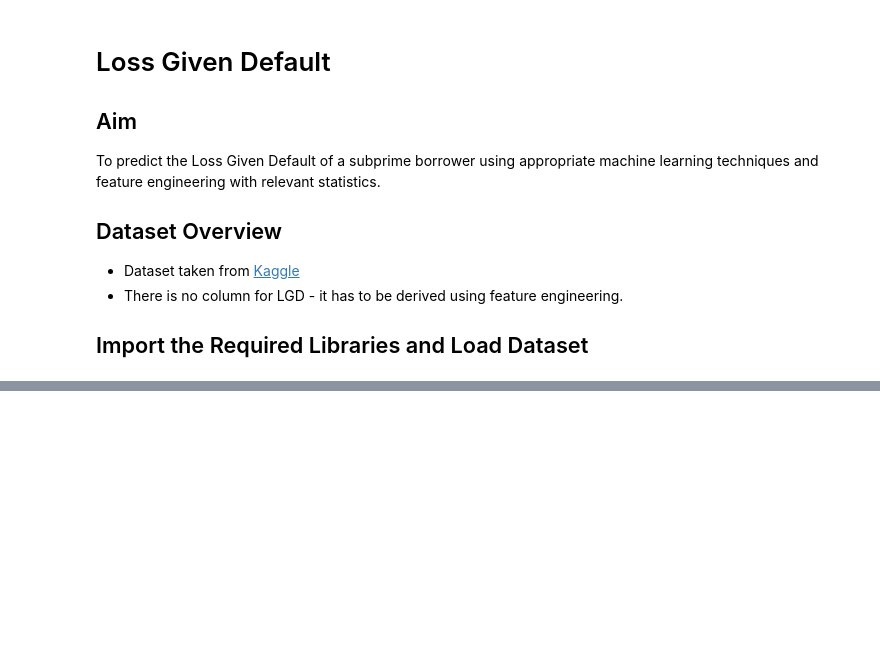
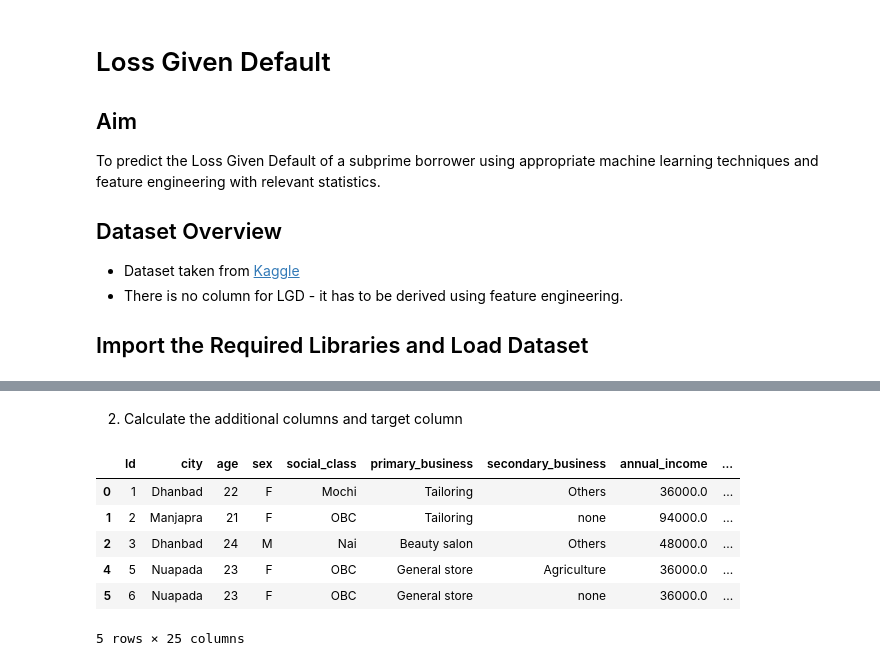
Before and after one commit to VoidsVictor/grass, a Jupyter notebook: notebooks/lgd.ipynb, the cells around one changed output, grey strips where cells are left out. Drawn from its saved outputs; the diff is of its cells as text; code cells hidden in the pictures; blank space fills up the shorter version.

```diff
--- a/notebooks/lgd.ipynb
+++ b/notebooks/lgd.ipynb
@@ -29,0 +95,27 @@ data.head()
+# %% [markdown]
+2. Calculate the additional columns and target column
+# %%
+# Calculate Loan To Income (LTI)
+data['LTI'] = data['loan_amount'] / ((data['annual_income'] / 12) * data['loan_tenure'])
+
+# Calculate Loan Servicing Ratio (LSR)
+data['LSR'] = (data['loan_amount'] / data['loan_tenure']) / data['monthly_expenses']
+
+# Heuristically calculate proxy_LGD
+# Net Annual Income = Annual Income - (12 * Monthly Expenses)
+data['specific_net_income'] = ((data['annual_income']/12) - data['monthly_expenses']) * data['loan_tenure']
+
+# Calculate LGD = (Total Loan - Absolute(Net Income)) / Net Income
+data['LGD'] = (data['loan_amount'] - data['specific_net_income'].abs()) / data['specific_net_income']
+data.replace([np.inf, -np.inf], 1.0, inplace=True)
+data['LGD'] = data['LGD'].apply(lambda x: 0 if x < 0 else (1 if x > 1.0 else x))
+
+data.head()
+# %% [output]
+|  | Id | city | age | sex | social_class | primary_business | secondary_business | annual_income | ... |
+| 0 | 1 | Dhanbad | 22 | F | Mochi | Tailoring | Others | 36000.0 | ... |
+| 1 | 2 | Manjapra | 21 | F | OBC | Tailoring | none | 94000.0 | ... |
+| 2 | 3 | Dhanbad | 24 | M | Nai | Beauty salon | Others | 48000.0 | ... |
+| 4 | 5 | Nuapada | 23 | F | OBC | General store | Agriculture | 36000.0 | ... |
+| 5 | 6 | Nuapada | 23 | F | OBC | General store | none | 36000.0 | ... |
+5 rows × 25 columns
```
Also changed, not shown: parts of 5 cells of this notebook.
